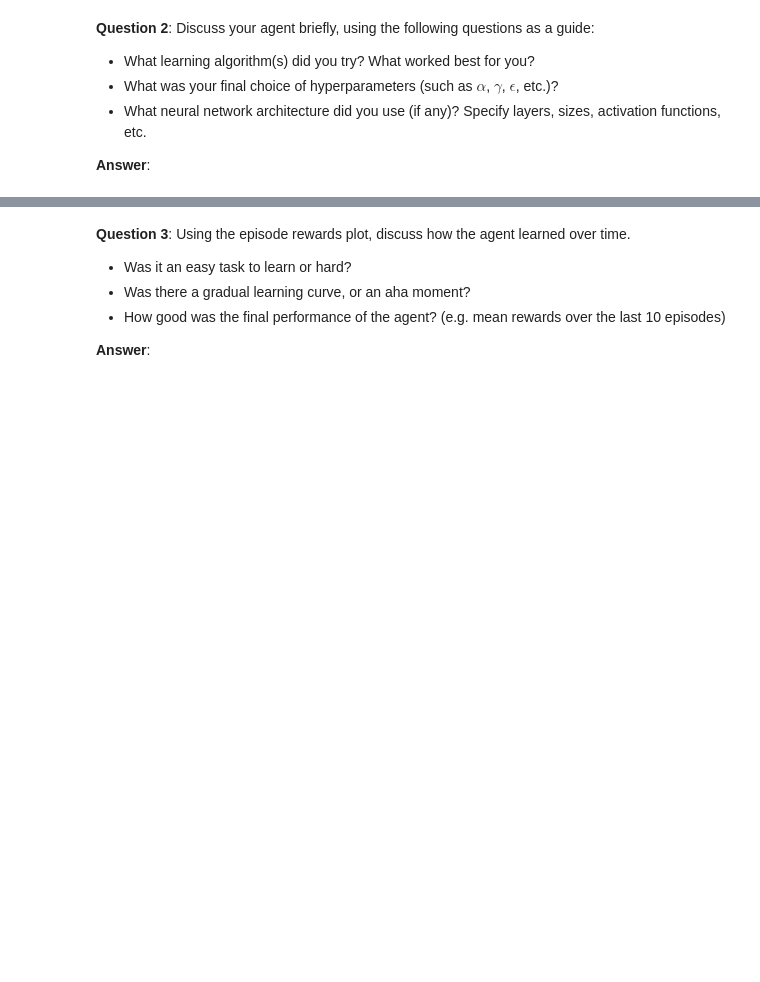
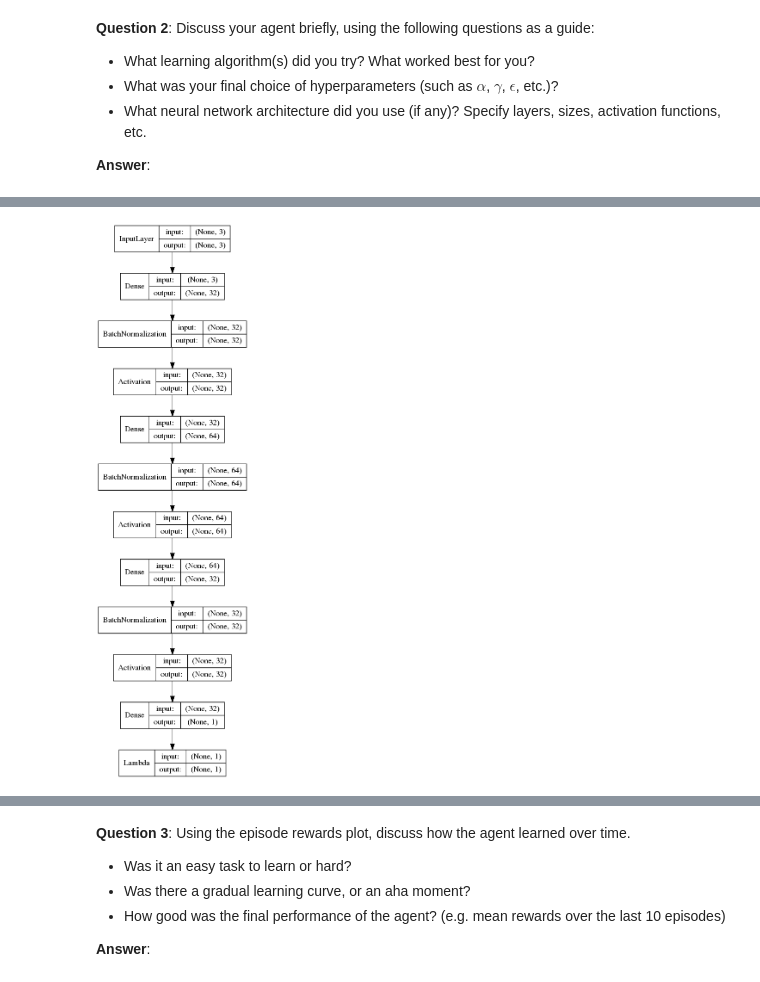
Before and after one commit to KnollFrank/RL-Quadcopter-2, a Jupyter notebook: Quadcopter_Project.ipynb, the cells around one changed output, grey strips where cells are left out. Saved outputs shown, nothing was run; the diff lists cells and outputs as text; code cells hidden in the pictures; blank space fills up the shorter version.

```diff
--- a/Quadcopter_Project.ipynb
+++ b/Quadcopter_Project.ipynb
@@ -345,0 +350,10 @@ evaluate_agent_and_render(agent)
+# %%
+def plot_model(model, to_file):
+    from keras.utils import plot_model
+    from IPython.display import Image
+    plot_model(model, show_shapes=True, show_layer_names=False, rankdir='TB', to_file=to_file)
+    return Image(filename = to_file)
+# %%
+plot_model(agent.actor_target.model, "actor_model.png")
+# %% [output]
+[figure, added]
```
Also changed, not shown: parts of 8 cells of this notebook.
